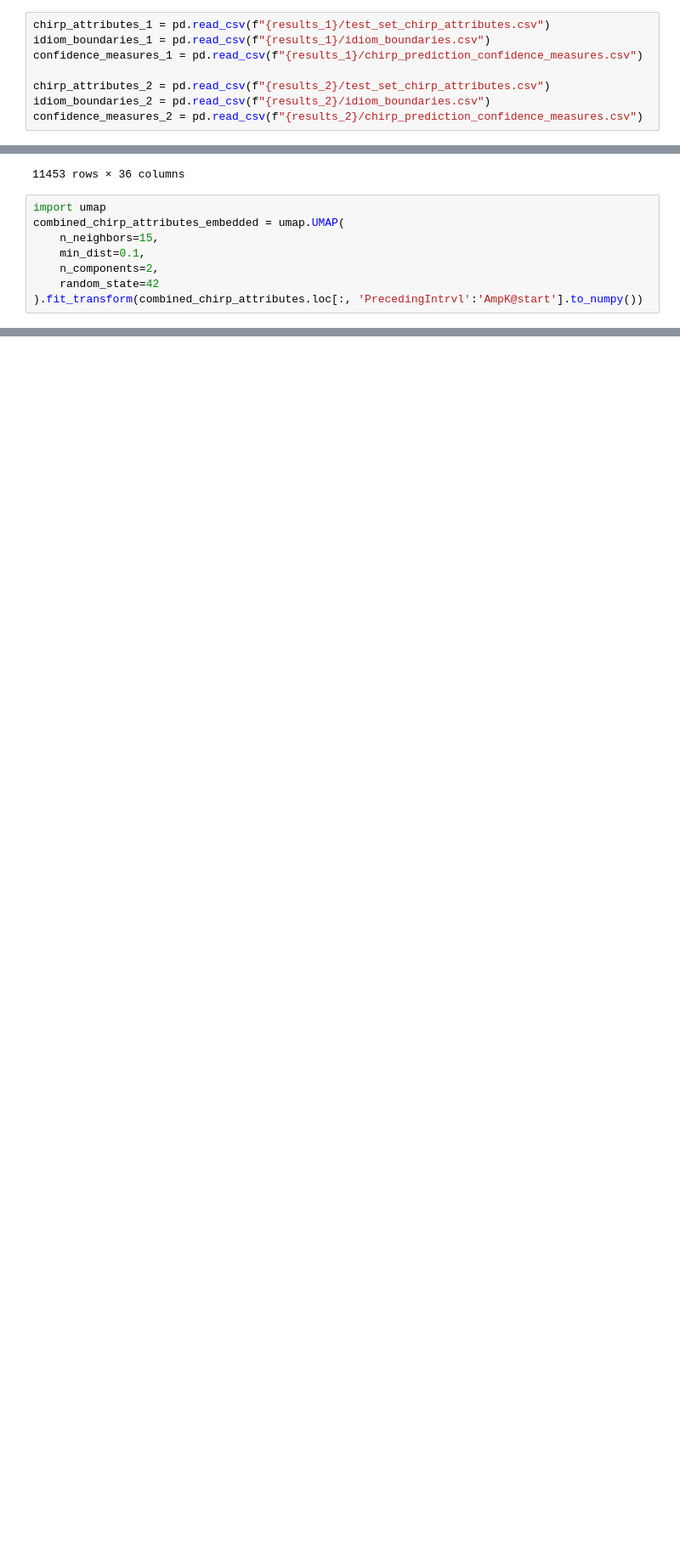
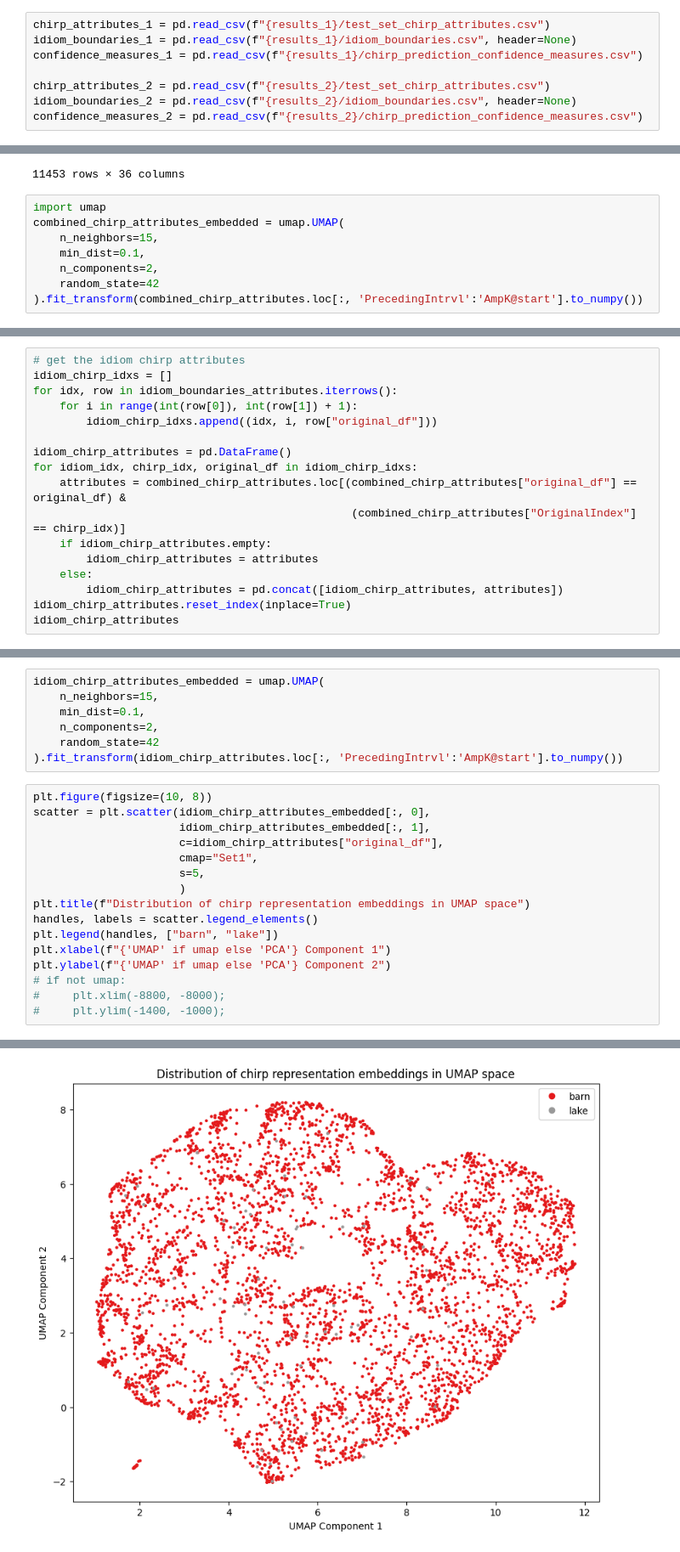
Before and after one commit to paepcke/bats, a Jupyter notebook: src/andrew/compare_results.ipynb, the cells around one changed output, grey strips where cells are left out. Shown at 85% size. Cells and saved outputs as stored; diff of their text form; blank space fills up the shorter version.

```diff
--- a/src/andrew/compare_results.ipynb
+++ b/src/andrew/compare_results.ipynb
@@ -6,11 +9,11 @@ results_1 = "./analysis_results/2022_barn_2secs_myca_quantile_1_16"
 results_2 = "./analysis_results/2022_lake_2secs_myca_quantile_1_28"
 # %%
 chirp_attributes_1 = pd.read_csv(f"{results_1}/test_set_chirp_attributes.csv")
-idiom_boundaries_1 = pd.read_csv(f"{results_1}/idiom_boundaries.csv")
+idiom_boundaries_1 = pd.read_csv(f"{results_1}/idiom_boundaries.csv", header=None)
 confidence_measures_1 = pd.read_csv(f"{results_1}/chirp_prediction_confidence_measures.csv")
 
 chirp_attributes_2 = pd.read_csv(f"{results_2}/test_set_chirp_attributes.csv")
-idiom_boundaries_2 = pd.read_csv(f"{results_2}/idiom_boundaries.csv")
+idiom_boundaries_2 = pd.read_csv(f"{results_2}/idiom_boundaries.csv", header=None)
 confidence_measures_2 = pd.read_csv(f"{results_2}/chirp_prediction_confidence_measures.csv")
 # %%
 combined_chirp_attributes = pd.concat([chirp_attributes_1, chirp_attributes_2], ignore_index=True)
@@ -82,0 +103,17 @@ Text(0, 0.5, 'UMAP Component 2')
+# %%
+# get the idiom chirp attributes
+idiom_chirp_idxs = []
+for idx, row in idiom_boundaries_attributes.iterrows():
+    for i in range(int(row[0]), int(row[1]) + 1):
+        idiom_chirp_idxs.append((idx, i, row["original_df"]))
+
+idiom_chirp_attributes = pd.DataFrame()
+for idiom_idx, chirp_idx, original_df in idiom_chirp_idxs:
+    attributes = combined_chirp_attributes.loc[(combined_chirp_attributes["original_df"] == original_df) &
+                                                (combined_chirp_attributes["OriginalIndex"] == chirp_idx)]
+    if idiom_chirp_attributes.empty:
+        idiom_chirp_attributes = attributes
+    else:
+        idiom_chirp_attributes = pd.concat([idiom_chirp_attributes, attributes])
+idiom_chirp_attributes.reset_index(inplace=True)
+idiom_chirp_attributes
@@ -82,0 +134,24 @@ Text(0, 0.5, 'UMAP Component 2')
+# %%
+idiom_chirp_attributes_embedded = umap.UMAP(
+    n_neighbors=15,
+    min_dist=0.1,
+    n_components=2,
+    random_state=42
+).fit_transform(idiom_chirp_attributes.loc[:, 'PrecedingIntrvl':'AmpK@start'].to_numpy())
+# %%
+plt.figure(figsize=(10, 8))
+scatter = plt.scatter(idiom_chirp_attributes_embedded[:, 0],
+                      idiom_chirp_attributes_embedded[:, 1],
+                      c=idiom_chirp_attributes["original_df"],
+                      cmap="Set1",
+                      s=5,
+                      )
+plt.title(f"Distribution of chirp representation embeddings in UMAP space")
+handles, labels = scatter.legend_elements()
+plt.legend(handles, ["barn", "lake"])
+plt.xlabel(f"{'UMAP' if umap else 'PCA'} Component 1")
+plt.ylabel(f"{'UMAP' if umap else 'PCA'} Component 2")
+# if not umap:
+#     plt.xlim(-8800, -8000);
+#     plt.ylim(-1400, -1000);
+# %% [output]
@@ -82,0 +159 @@ Text(0, 0.5, 'UMAP Component 2')
+[figure, added]
```
Also changed, not shown: parts of 15 cells of this notebook, 2 other files.
